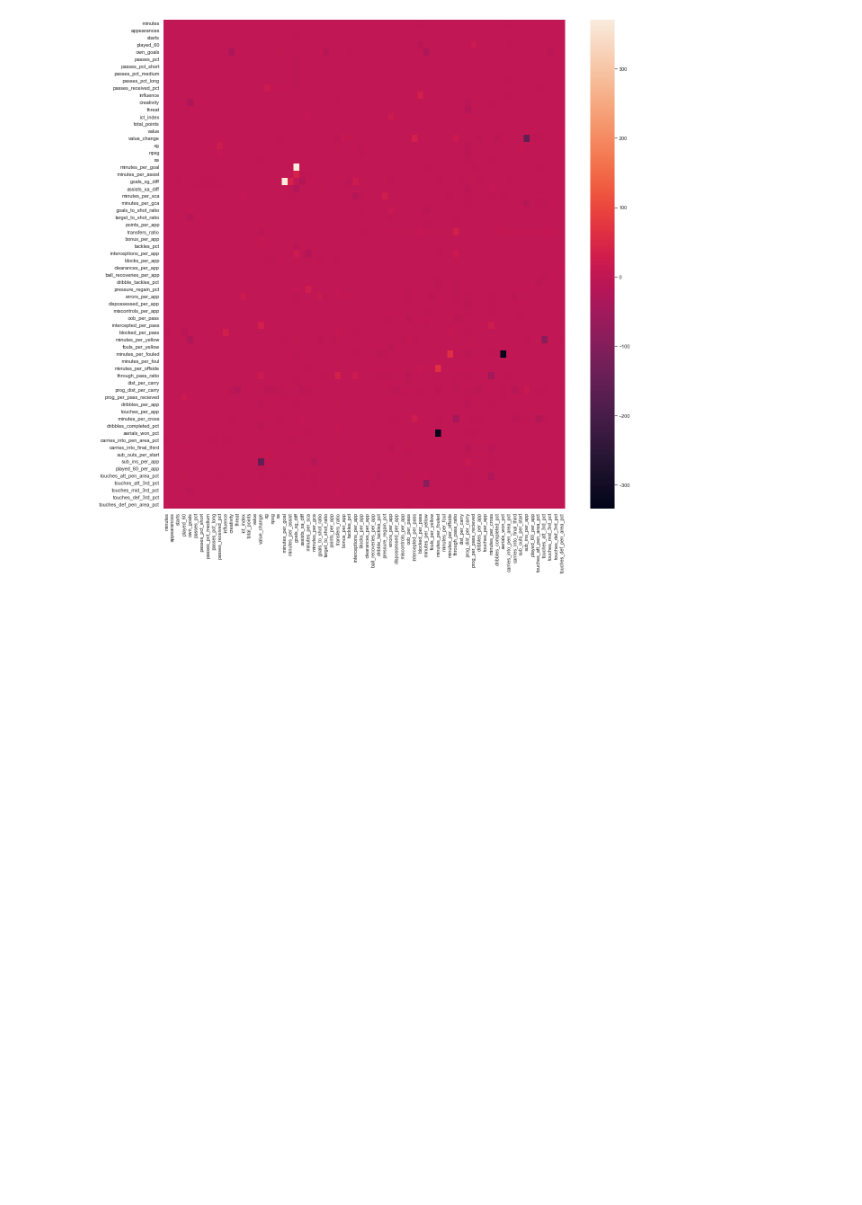
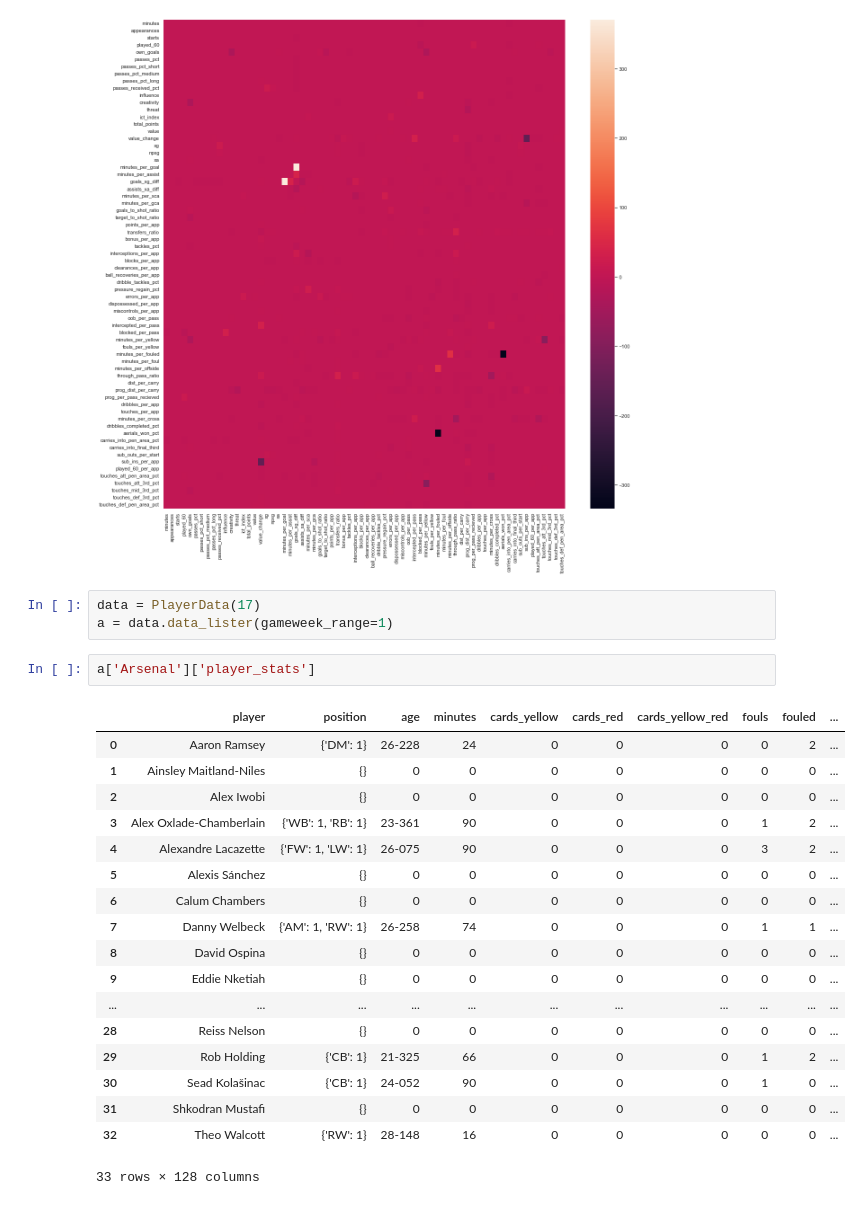
Before and after one commit to victorian177/FPL-Manager, a Jupyter notebook: stats.ipynb, the cells around one changed output. Cells and saved outputs as stored; diff of their text form; blank space fills up the shorter version.

```diff
--- a/stats.ipynb
+++ b/stats.ipynb
@@ -402,3 +402,27 @@ sns.heatmap(covr_17_compare)
 # %% [output]
 <AxesSubplot:>
 [figure]
+# %%
+data = PlayerData(17)
+a = data.data_lister(gameweek_range=1)
+# %%
+a['Arsenal']['player_stats']
+# %% [output]
+|  | player | position | age | minutes | cards_yellow | cards_red | cards_yellow_red | fouls | fouled | ... |
+| 0 | Aaron Ramsey | {'DM': 1} | 26-228 | 24 | 0 | 0 | 0 | 0 | 2 | ... |
+| 1 | Ainsley Maitland-Niles | {} | 0 | 0 | 0 | 0 | 0 | 0 | 0 | ... |
+| 2 | Alex Iwobi | {} | 0 | 0 | 0 | 0 | 0 | 0 | 0 | ... |
+| 3 | Alex Oxlade-Chamberlain | {'WB': 1, 'RB': 1} | 23-361 | 90 | 0 | 0 | 0 | 1 | 2 | ... |
+| 4 | Alexandre Lacazette | {'FW': 1, 'LW': 1} | 26-075 | 90 | 0 | 0 | 0 | 3 | 2 | ... |
+| 5 | Alexis Sánchez | {} | 0 | 0 | 0 | 0 | 0 | 0 | 0 | ... |
+| 6 | Calum Chambers | {} | 0 | 0 | 0 | 0 | 0 | 0 | 0 | ... |
+| 7 | Danny Welbeck | {'AM': 1, 'RW': 1} | 26-258 | 74 | 0 | 0 | 0 | 1 | 1 | ... |
+| 8 | David Ospina | {} | 0 | 0 | 0 | 0 | 0 | 0 | 0 | ... |
+| 9 | Eddie Nketiah | {} | 0 | 0 | 0 | 0 | 0 | 0 | 0 | ... |
+| ... | ... | ... | ... | ... | ... | ... | ... | ... | ... | ... |
+| 28 | Reiss Nelson | {} | 0 | 0 | 0 | 0 | 0 | 0 | 0 | ... |
+| 29 | Rob Holding | {'CB': 1} | 21-325 | 66 | 0 | 0 | 0 | 1 | 2 | ... |
+| 30 | Sead Kolašinac | {'CB': 1} | 24-052 | 90 | 0 | 0 | 0 | 1 | 0 | ... |
+| 31 | Shkodran Mustafi | {} | 0 | 0 | 0 | 0 | 0 | 0 | 0 | ... |
+| 32 | Theo Walcott | {'RW': 1} | 28-148 | 16 | 0 | 0 | 0 | 0 | 0 | ... |
+33 rows × 128 columns
```
Also changed, not shown: 1 other file.
